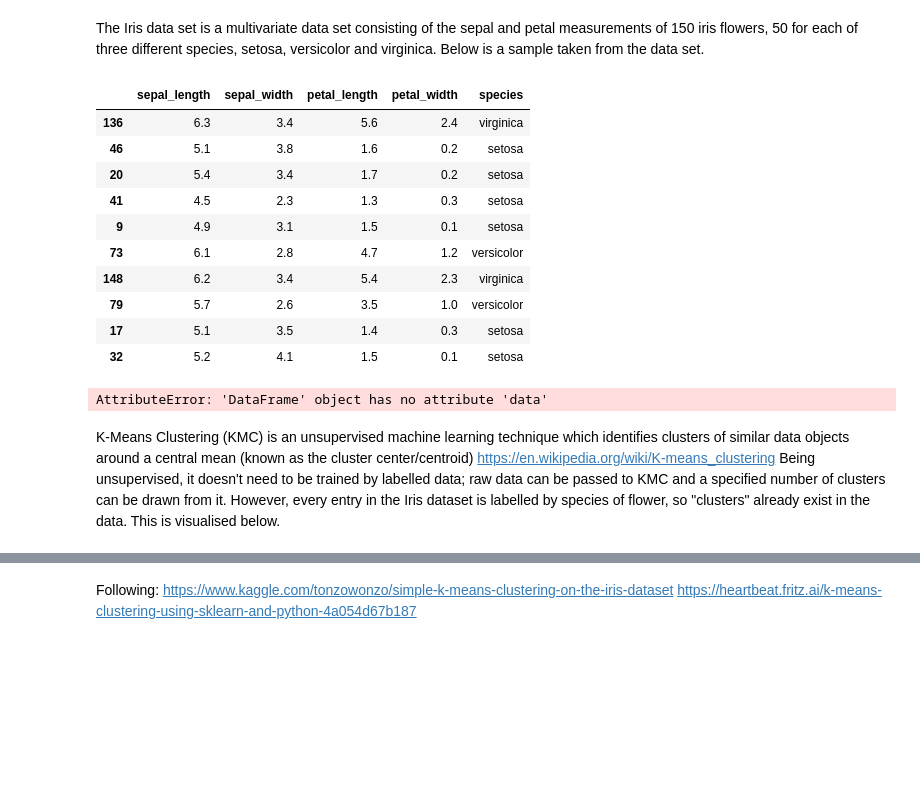
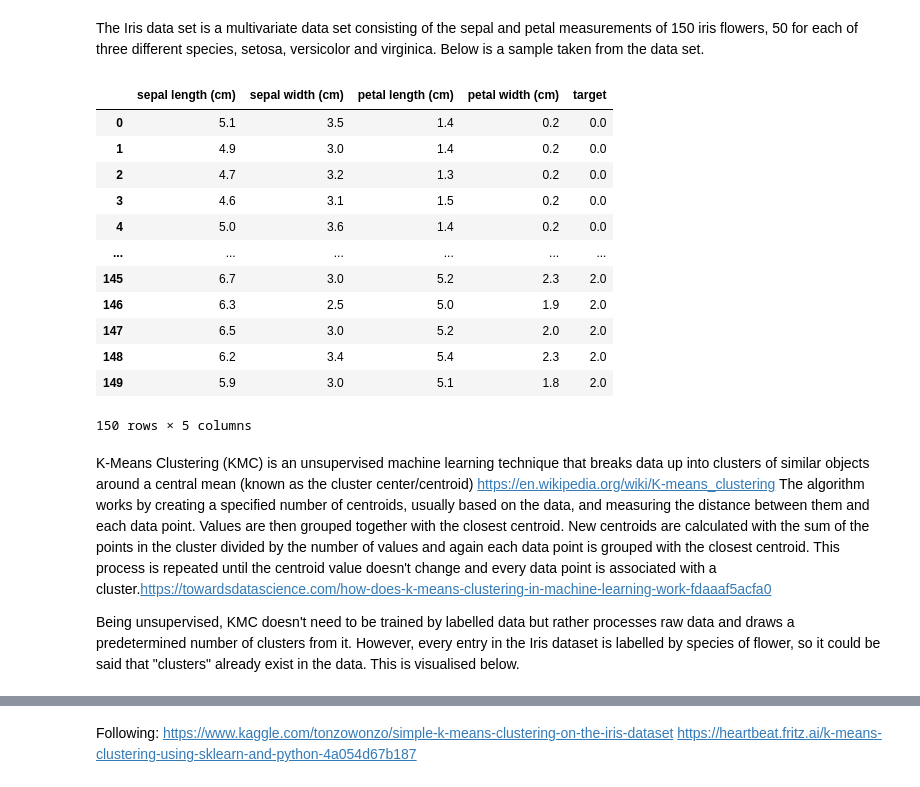
Before and after one commit to jennifer-ryan/machine-learning-tasks, a Jupyter notebook: Tasks.ipynb, the cells around one changed output, grey strips where cells are left out. Drawn from its saved outputs; the diff is of its cells as text; code cells hidden in the pictures; blank space fills up the shorter version.

Commit message:
Working on KNC description. Changed dataset from sns to sklearn and created df

```diff
--- a/Tasks.ipynb
+++ b/Tasks.ipynb
@@ -533,31 +533,30 @@ Use scikit-learn to apply k-means clustering to Fisher’s famous Iris data set.
 The Iris data set is a multivariate data set consisting of the sepal and petal measurements of 150 iris flowers, 50 for each of three different species, setosa, versicolor and virginica. Below is a sample taken from the data set.
 # %%
 from sklearn import datasets
-
 import seaborn as sns
 
 # Import Iris data set
-iris = sns.load_dataset("iris")
-iris.sample(10)
+iris = datasets.load_iris()
+
+# Converting to dataframe
+# https://stackoverflow.com/a/38105540
+iris_df = pd.DataFrame(data= np.c_[iris['data'], iris['target']], columns= iris['feature_names'] + ['target'])
+iris_df
 # %% [output]
-|  | sepal_length | sepal_width | petal_length | petal_width | species |
-| 136 | 6.3 | 3.4 | 5.6 | 2.4 | virginica |
-| 46 | 5.1 | 3.8 | 1.6 | 0.2 | setosa |
-| 20 | 5.4 | 3.4 | 1.7 | 0.2 | setosa |
-| 41 | 4.5 | 2.3 | 1.3 | 0.3 | setosa |
-| 9 | 4.9 | 3.1 | 1.5 | 0.1 | setosa |
-| 73 | 6.1 | 2.8 | 4.7 | 1.2 | versicolor |
-| 148 | 6.2 | 3.4 | 5.4 | 2.3 | virginica |
-| 79 | 5.7 | 2.6 | 3.5 | 1.0 | versicolor |
-| 17 | 5.1 | 3.5 | 1.4 | 0.3 | setosa |
-| 32 | 5.2 | 4.1 | 1.5 | 0.1 | setosa |
+|  | sepal length (cm) | sepal width (cm) | petal length (cm) | petal width (cm) | target |
+| 0 | 5.1 | 3.5 | 1.4 | 0.2 | 0.0 |
+| 1 | 4.9 | 3.0 | 1.4 | 0.2 | 0.0 |
+| 2 | 4.7 | 3.2 | 1.3 | 0.2 | 0.0 |
+| 3 | 4.6 | 3.1 | 1.5 | 0.2 | 0.0 |
+| 4 | 5.0 | 3.6 | 1.4 | 0.2 | 0.0 |
+| ... | ... | ... | ... | ... | ... |
+| 145 | 6.7 | 3.0 | 5.2 | 2.3 | 2.0 |
+| 146 | 6.3 | 2.5 | 5.0 | 1.9 | 2.0 |
+| 147 | 6.5 | 3.0 | 5.2 | 2.0 | 2.0 |
+| 148 | 6.2 | 3.4 | 5.4 | 2.3 | 2.0 |
+| 149 | 5.9 | 3.0 | 5.1 | 1.8 | 2.0 |
+150 rows × 5 columns
-# %%
-
-X = iris.data
-y = iris.target
-
-type(iris)
-# %% [output]
-AttributeError: 'DataFrame' object has no attribute 'data'
 # %% [markdown]
-K-Means Clustering (KMC) is an unsupervised machine learning technique which identifies clusters of similar data objects around a central mean (known as the cluster center/centroid) https://en.wikipedia.org/wiki/K-means_clustering Being unsupervised, it doesn't need to be trained by labelled data; raw data can be passed to KMC and a specified number of clusters can be drawn from it. However, every entry in the Iris dataset is labelled by species of flower, so "clusters" already exist in the data. This is visualised below.
+K-Means Clustering (KMC) is an unsupervised machine learning technique that breaks data up into clusters of similar objects around a central mean (known as the cluster center/centroid) https://en.wikipedia.org/wiki/K-means_clustering  The algorithm works by creating a specified number of centroids, usually based on the data, and measuring the distance between them and each data point. Values are then grouped together with the closest centroid. New centroids are calculated with the sum of the points in the cluster divided by the number of values and again each data point is grouped with the closest centroid. This process is repeated until the centroid value doesn't change and every data point is associated with a cluster.https://towardsdatascience.com/how-does-k-means-clustering-in-machine-learning-work-fdaaaf5acfa0
+
+Being unsupervised, KMC doesn't need to be trained by labelled data but rather processes raw data and draws a predetermined number of clusters from it. However, every entry in the Iris dataset is labelled by species of flower, so it could be said that "clusters" already exist in the data. This is visualised below.
```
Also changed, not shown: parts of 13 cells of this notebook.
